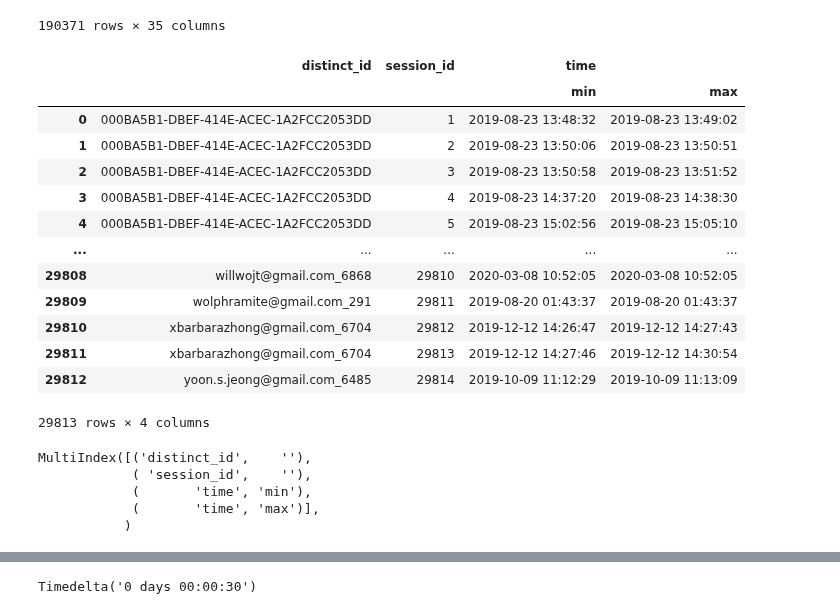
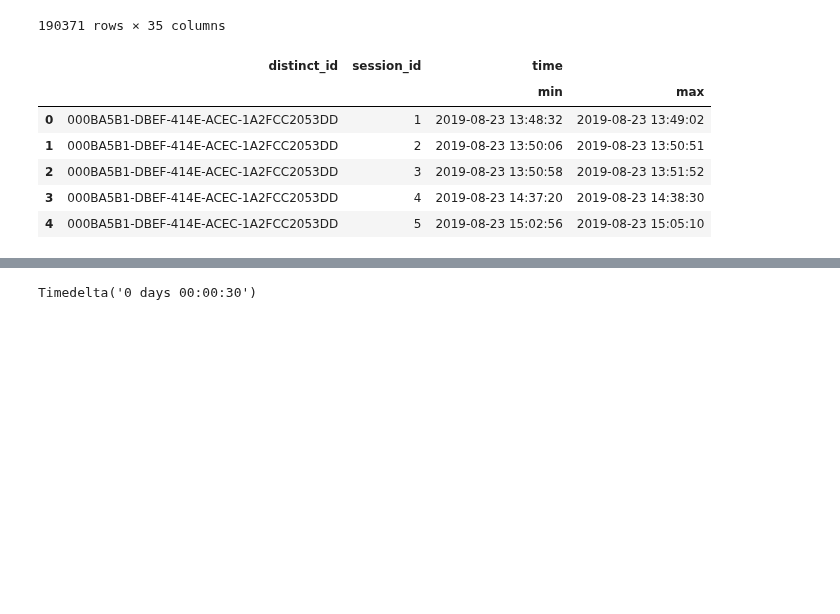
Before and after one commit to prkrishnan1/Simmer_DSS_SP20_Project_1, a Jupyter notebook: Metrics_Charles.ipynb, the cells around one changed output, grey strips where cells are left out. Cells and saved outputs as stored; diff of their text form; code cells hidden in the pictures; blank space fills up the shorter version.

```diff
--- a/Metrics_Charles.ipynb
+++ b/Metrics_Charles.ipynb
@@ -63,27 +63,12 @@ data
 190371 rows × 35 columns
 # %%
 grouped = data.loc[data['session_id'] != -1].groupby(['distinct_id', 'session_id'], as_index=False).agg({'time' : ['min', 'max']})
-grouped
+grouped.head()
 # %% [output]
 |  | distinct_id | session_id | time |  |
 |  |  |  | min | max |
 | 0 | 000BA5B1-DBEF-414E-ACEC-1A2FCC2053DD | 1 | 2019-08-23 13:48:32 | 2019-08-23 13:49:02 |
 | 1 | 000BA5B1-DBEF-414E-ACEC-1A2FCC2053DD | 2 | 2019-08-23 13:50:06 | 2019-08-23 13:50:51 |
 | 2 | 000BA5B1-DBEF-414E-ACEC-1A2FCC2053DD | 3 | 2019-08-23 13:50:58 | 2019-08-23 13:51:52 |
 | 3 | 000BA5B1-DBEF-414E-ACEC-1A2FCC2053DD | 4 | 2019-08-23 14:37:20 | 2019-08-23 14:38:30 |
 | 4 | 000BA5B1-DBEF-414E-ACEC-1A2FCC2053DD | 5 | 2019-08-23 15:02:56 | 2019-08-23 15:05:10 |
-| ... | ... | ... | ... | ... |
-| 29808 | willwojt@gmail.com_6868 | 29810 | 2020-03-08 10:52:05 | 2020-03-08 10:52:05 |
-| 29809 | wolphramite@gmail.com_291 | 29811 | 2019-08-20 01:43:37 | 2019-08-20 01:43:37 |
-| 29810 | xbarbarazhong@gmail.com_6704 | 29812 | 2019-12-12 14:26:47 | 2019-12-12 14:27:43 |
-| 29811 | xbarbarazhong@gmail.com_6704 | 29813 | 2019-12-12 14:27:46 | 2019-12-12 14:30:54 |
-| 29812 | yoon.s.jeong@gmail.com_6485 | 29814 | 2019-10-09 11:12:29 | 2019-10-09 11:13:09 |
-29813 rows × 4 columns
-# %%
-grouped.columns
-# %% [output]
-MultiIndex([('distinct_id',    ''),
-            ( 'session_id',    ''),
-            (       'time', 'min'),
-            (       'time', 'max')],
-           )
```
Also changed, not shown: parts of 11 cells of this notebook, 1 other file.
